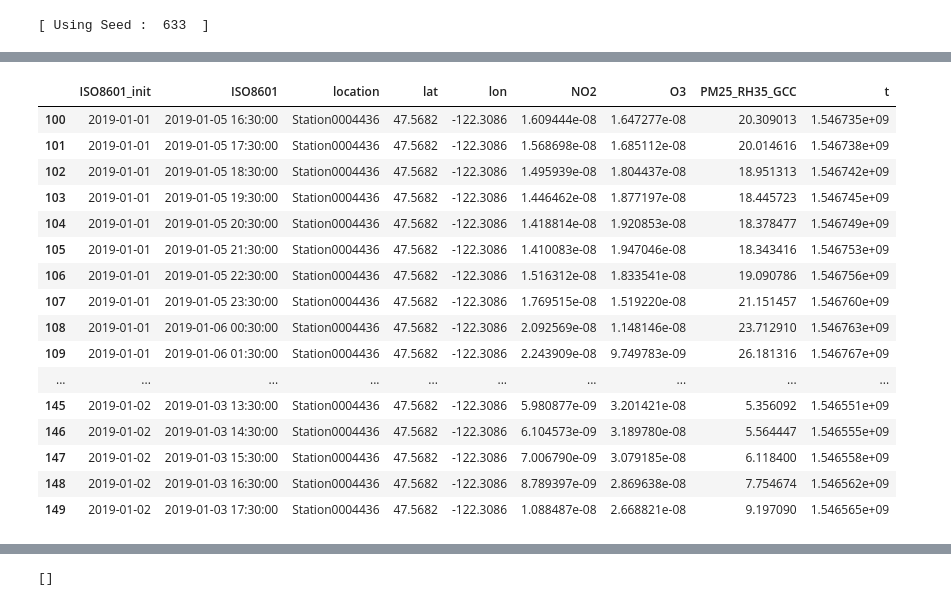
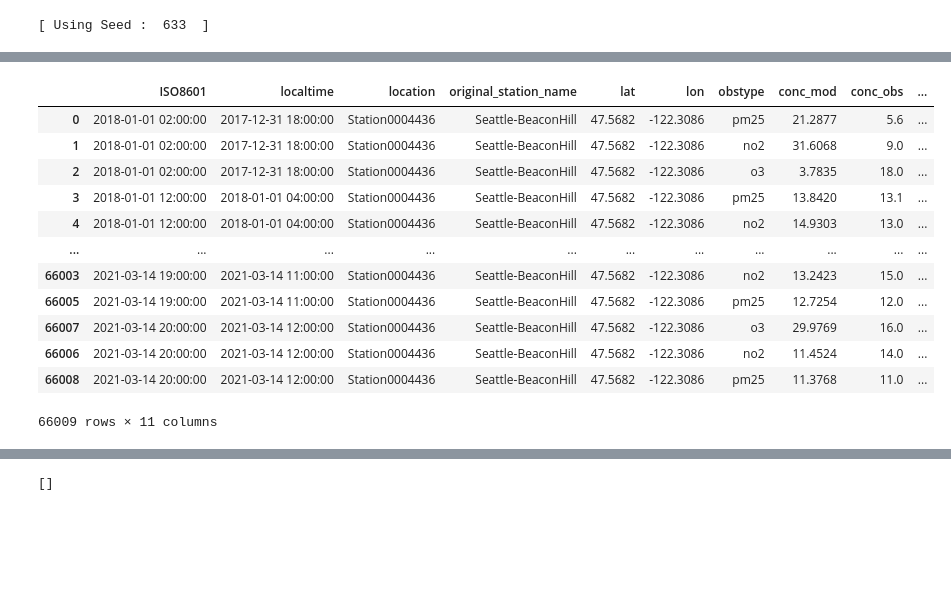
Before and after one commit to AlexTMallen/koopman-forecasting, a Jupyter notebook: atmo_chem.ipynb, the cells around one changed output, grey strips where cells are left out. Cells and saved outputs as stored; diff of their text form; code cells hidden in the pictures; blank space fills up the shorter version.

```diff
--- a/atmo_chem.ipynb
+++ b/atmo_chem.ipynb
@@ -31,12 +72,18 @@ from model_objs import GammaNLL
 # %%
 station_name = 'Station0004436'
+NASAcomparison[station_name] = dict()
 
 station_path = ".\\atmo_chem\\seattle\\" + station_name
 obsfile = os.path.join(station_path, 'obs_%s.csv'.replace('%s',station_name))
 obs = pd.read_csv(obsfile, parse_dates=['ISO8601','localtime'], date_parser=lambda x: dt.datetime.strptime(x, '%Y-%m-%dT%H:%M:%SZ')).sort_values(by=['ISO8601'])
 obs["t"] = [time.mktime(obs.ISO8601.iloc[i].timetuple()) for i in range(len(obs))]
+t_min = obs.t.min()
+obs.t -= t_min
 obs_no2 = obs.loc[obs.obstype=='no2']
+obs_o3 = obs.loc[obs.obstype=='o3']
+obs_pm25 = obs.loc[obs.obstype=='pm25']
 
 modfile = os.path.join(station_path, 'model_forecast_%s.csv'.replace('%s',station_name))
 mod = pd.read_csv(modfile, parse_dates=['ISO8601','ISO8601_init'],date_parser=lambda x: dt.datetime.strptime(x, '%Y-%m-%dT%H:%M:%SZ')).sort_values(by=['ISO8601_init','ISO8601'])
 mod["t"] = [time.mktime(mod.ISO8601.iloc[i].timetuple()) for i in range(len(mod))]
+mod.t -= t_min
@@ -59,20 +90,16 @@ obs_no2
-# %%
-mod[100:150]
-# %% [output]
-|  | ISO8601_init | ISO8601 | location | lat | lon | NO2 | O3 | PM25_RH35_GCC | t |
-| 100 | 2019-01-01 | 2019-01-05 16:30:00 | Station0004436 | 47.5682 | -122.3086 | 1.609444e-08 | 1.647277e-08 | 20.309013 | 1.546735e+09 |
-| 101 | 2019-01-01 | 2019-01-05 17:30:00 | Station0004436 | 47.5682 | -122.3086 | 1.568698e-08 | 1.685112e-08 | 20.014616 | 1.546738e+09 |
-| 102 | 2019-01-01 | 2019-01-05 18:30:00 | Station0004436 | 47.5682 | -122.3086 | 1.495939e-08 | 1.804437e-08 | 18.951313 | 1.546742e+09 |
-| 103 | 2019-01-01 | 2019-01-05 19:30:00 | Station0004436 | 47.5682 | -122.3086 | 1.446462e-08 | 1.877197e-08 | 18.445723 | 1.546745e+09 |
-| 104 | 2019-01-01 | 2019-01-05 20:30:00 | Station0004436 | 47.5682 | -122.3086 | 1.418814e-08 | 1.920853e-08 | 18.378477 | 1.546749e+09 |
-| 105 | 2019-01-01 | 2019-01-05 21:30:00 | Station0004436 | 47.5682 | -122.3086 | 1.410083e-08 | 1.947046e-08 | 18.343416 | 1.546753e+09 |
-| 106 | 2019-01-01 | 2019-01-05 22:30:00 | Station0004436 | 47.5682 | -122.3086 | 1.516312e-08 | 1.833541e-08 | 19.090786 | 1.546756e+09 |
-| 107 | 2019-01-01 | 2019-01-05 23:30:00 | Station0004436 | 47.5682 | -122.3086 | 1.769515e-08 | 1.519220e-08 | 21.151457 | 1.546760e+09 |
-| 108 | 2019-01-01 | 2019-01-06 00:30:00 | Station0004436 | 47.5682 | -122.3086 | 2.092569e-08 | 1.148146e-08 | 23.712910 | 1.546763e+09 |
-| 109 | 2019-01-01 | 2019-01-06 01:30:00 | Station0004436 | 47.5682 | -122.3086 | 2.243909e-08 | 9.749783e-09 | 26.181316 | 1.546767e+09 |
-| ... | ... | ... | ... | ... | ... | ... | ... | ... | ... |
-| 145 | 2019-01-02 | 2019-01-03 13:30:00 | Station0004436 | 47.5682 | -122.3086 | 5.980877e-09 | 3.201421e-08 | 5.356092 | 1.546551e+09 |
-| 146 | 2019-01-02 | 2019-01-03 14:30:00 | Station0004436 | 47.5682 | -122.3086 | 6.104573e-09 | 3.189780e-08 | 5.564447 | 1.546555e+09 |
-| 147 | 2019-01-02 | 2019-01-03 15:30:00 | Station0004436 | 47.5682 | -122.3086 | 7.006790e-09 | 3.079185e-08 | 6.118400 | 1.546558e+09 |
-| 148 | 2019-01-02 | 2019-01-03 16:30:00 | Station0004436 | 47.5682 | -122.3086 | 8.789397e-09 | 2.869638e-08 | 7.754674 | 1.546562e+09 |
-| 149 | 2019-01-02 | 2019-01-03 17:30:00 | Station0004436 | 47.5682 | -122.3086 | 1.088487e-08 | 2.668821e-08 | 9.197090 | 1.546565e+09 |
+# %%
+obs
+# %% [output]
+|  | ISO8601 | localtime | location | original_station_name | lat | lon | obstype | conc_mod | conc_obs | ... |
+| 0 | 2018-01-01 02:00:00 | 2017-12-31 18:00:00 | Station0004436 | Seattle-BeaconHill | 47.5682 | -122.3086 | pm25 | 21.2877 | 5.6 | ... |
+| 1 | 2018-01-01 02:00:00 | 2017-12-31 18:00:00 | Station0004436 | Seattle-BeaconHill | 47.5682 | -122.3086 | no2 | 31.6068 | 9.0 | ... |
+| 2 | 2018-01-01 02:00:00 | 2017-12-31 18:00:00 | Station0004436 | Seattle-BeaconHill | 47.5682 | -122.3086 | o3 | 3.7835 | 18.0 | ... |
+| 3 | 2018-01-01 12:00:00 | 2018-01-01 04:00:00 | Station0004436 | Seattle-BeaconHill | 47.5682 | -122.3086 | pm25 | 13.8420 | 13.1 | ... |
+| 4 | 2018-01-01 12:00:00 | 2018-01-01 04:00:00 | Station0004436 | Seattle-BeaconHill | 47.5682 | -122.3086 | no2 | 14.9303 | 13.0 | ... |
+| ... | ... | ... | ... | ... | ... | ... | ... | ... | ... | ... |
+| 66003 | 2021-03-14 19:00:00 | 2021-03-14 11:00:00 | Station0004436 | Seattle-BeaconHill | 47.5682 | -122.3086 | no2 | 13.2423 | 15.0 | ... |
+| 66005 | 2021-03-14 19:00:00 | 2021-03-14 11:00:00 | Station0004436 | Seattle-BeaconHill | 47.5682 | -122.3086 | pm25 | 12.7254 | 12.0 | ... |
+| 66007 | 2021-03-14 20:00:00 | 2021-03-14 12:00:00 | Station0004436 | Seattle-BeaconHill | 47.5682 | -122.3086 | o3 | 29.9769 | 16.0 | ... |
+| 66006 | 2021-03-14 20:00:00 | 2021-03-14 12:00:00 | Station0004436 | Seattle-BeaconHill | 47.5682 | -122.3086 | no2 | 11.4524 | 14.0 | ... |
+| 66008 | 2021-03-14 20:00:00 | 2021-03-14 12:00:00 | Station0004436 | Seattle-BeaconHill | 47.5682 | -122.3086 | pm25 | 11.3768 | 11.0 | ... |
+66009 rows × 11 columns
```
Also changed, not shown: parts of 78 cells of this notebook, 1 other file.
